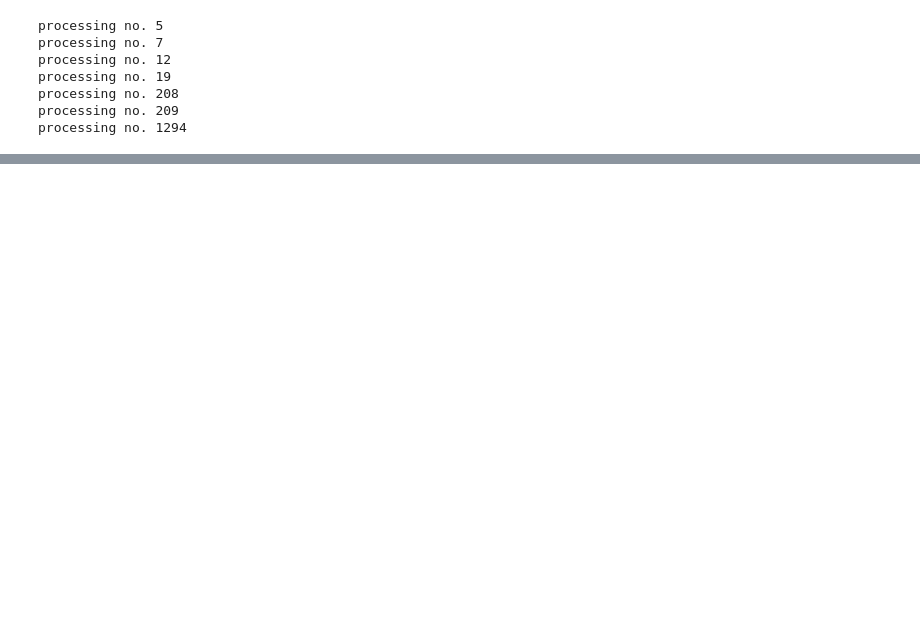
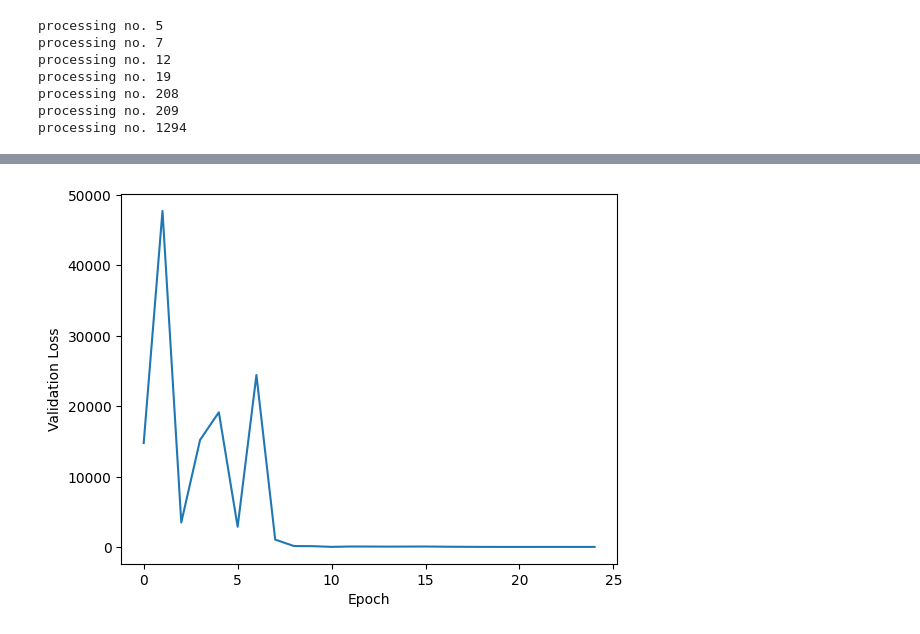
Before and after one commit to Jackson1356/HEX_CNN, a Jupyter notebook: HEX_CNN.ipynb, the cells around one changed output, grey strips where cells are left out. Saved outputs shown, nothing was run; the diff lists cells and outputs as text; code cells hidden in the pictures; blank space fills up the shorter version.

```diff
--- a/HEX_CNN.ipynb
+++ b/HEX_CNN.ipynb
@@ -163,0 +190,7 @@ plt.show()
+# %%
+plt.plot(val_losses, label = 'Validation Loss')
+plt.xlabel("Epoch")
+plt.ylabel("Validation Loss")
+plt.show()
+# %% [output]
+[figure, added]
```
Also changed, not shown: parts of 5 cells of this notebook.
